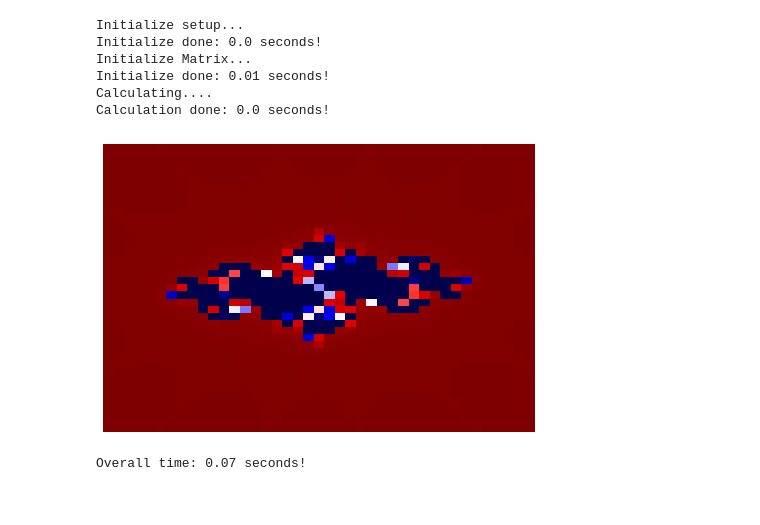
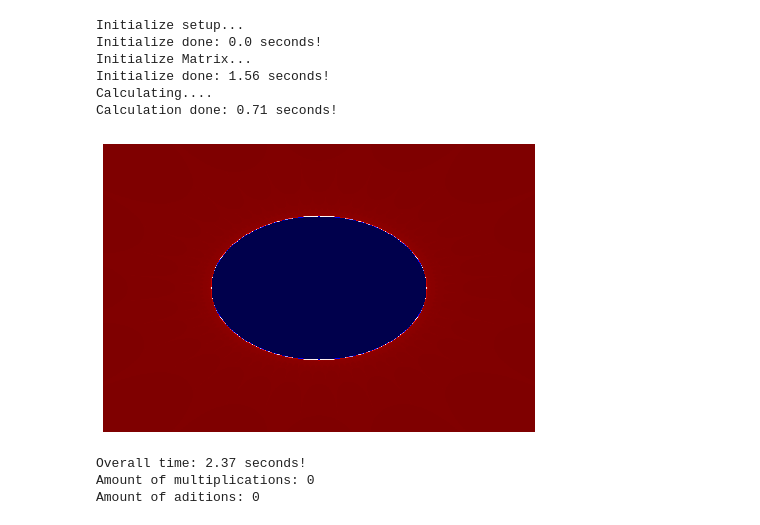
Before and after one commit to simgae/HM-Angewandte-Mathematik, a Jupyter notebook: Lecture_6/JuliaMengenPythonKernel.ipynb, the cells around one changed output. Saved outputs shown, nothing was run; the diff lists cells and outputs as text; code cells hidden in the pictures.

```diff
--- a/Lecture_6/JuliaMengenPythonKernel.ipynb
+++ b/Lecture_6/JuliaMengenPythonKernel.ipynb
@@ -16,6 +26,11 @@ import time
 import matplotlib.pyplot as plt
 from numba import njit
 from numba.typed import List
+# %%
+# analytics class to define class variables for multiplications and additions
+class Analytics:
+    multiplications = 0
+    additions = 0
 # %%
 def initialize_julia_sets(constant_c, formula, x_start, x_end, y_start, y_end, scaling):
     """
@@ -95,3 +165,24 @@ def validate_point(complex_number, constant_c):
+# %%
+@njit
+def validate_point(complex_number, constant_c):
+    """
+    Validates a complex number using the given constant_c.
+
+    Args:
+        complex_number (complex): The initial complex number to be validated.
+        constant_c (complex): The constant complex number.
+
+    Returns:
+        int: The number of iterations until the complex number exceeds the validation bounds or the maximum number of iterations is reached.
+
+    """
+    run = 200
+
+    while -100 < complex_number.real < 100 and run > 0:
+        complex_number = complex_number * complex_number + constant_c
+        run -= 1
+
+    return run
 # %%
 @njit
 def change_matrix(matrix_complex_numbers, x_start, x_end, y_start, y_end, constant, matrix_scaling):
@@ -138,12 +235,14 @@ def create_picture(final_matrix):
 # %%
 t2 = time.time()
+Analytics.multiplications = 0
+Analytics.additions = 0
 
 print('Initialize setup...')
 
 t0 = time.time()
 
 # Initialize setup parameters
-setup = initialize_julia_sets(-0.7423 + 0.105j, 'x^2+c', -2, 2, -2, 2, 10)
+setup = initialize_julia_sets(0, 'x^2+c', -2, 2, -2, 2, 100)
 func = setup['formula']
 
 t1 = time.time()
@@ -151,42 +250,40 @@ t1 = time.time()
 print('Initialize done: ' + str(round(t1 - t0, 2)) + ' seconds!')
 
 print('Initialize Matrix...')
 
 t0 = time.time()
 
 # Initialize matrix
-matrix = initialize_matrix(setup)
+matrix = initialize_matrix(setup['x_start'], setup['x_end'], setup['y_start'], setup['y_end'], setup['scaling'])
 
 t1 = time.time()
 
 print('Initialize done: ' + str(round(t1 - t0, 2)) + ' seconds!')
 
-converter_list = List()
-
-for index in matrix:
-    converter_list.append(index)
-
 print('Calculating....')
-
 t0 = time.time()
 
 # Change matrix values
-matrix = change_matrix(converter_list, setup['x_start'], setup['x_end'], setup['y_start'], setup['y_end'], setup['constant_c'], setup['scaling'])
+matrix = change_matrix(matrix, setup['x_start'], setup['x_end'], setup['y_start'], setup['y_end'], setup['constant_c'], setup['scaling'])
 
 t1 = time.time()
 
 print('Calculation done: ' + str(round(t1 - t0, 2)) + ' seconds!')
 create_picture(matrix)
 
 t3 = time.time()
 
 print('Overall time: ' + str(round(t3 - t2, 2)) + ' seconds!')
+print('Amount of multiplications: ' + str(Analytics.multiplications))
+print('Amount of aditions: ' + str(Analytics.additions))
 # %% [output]
 Initialize setup...
 Initialize done: 0.0 seconds!
 Initialize Matrix...
-Initialize done: 0.01 seconds!
+Initialize done: 1.56 seconds!
 Calculating....
-Calculation done: 0.0 seconds!
+Calculation done: 0.71 seconds!
-[figure, old version]
+[figure, new version]
-Overall time: 0.07 seconds!
+Overall time: 2.37 seconds!
+Amount of multiplications: 0
+Amount of aditions: 0
```
Also changed, not shown: parts of 13 cells of this notebook, 7 other files.
